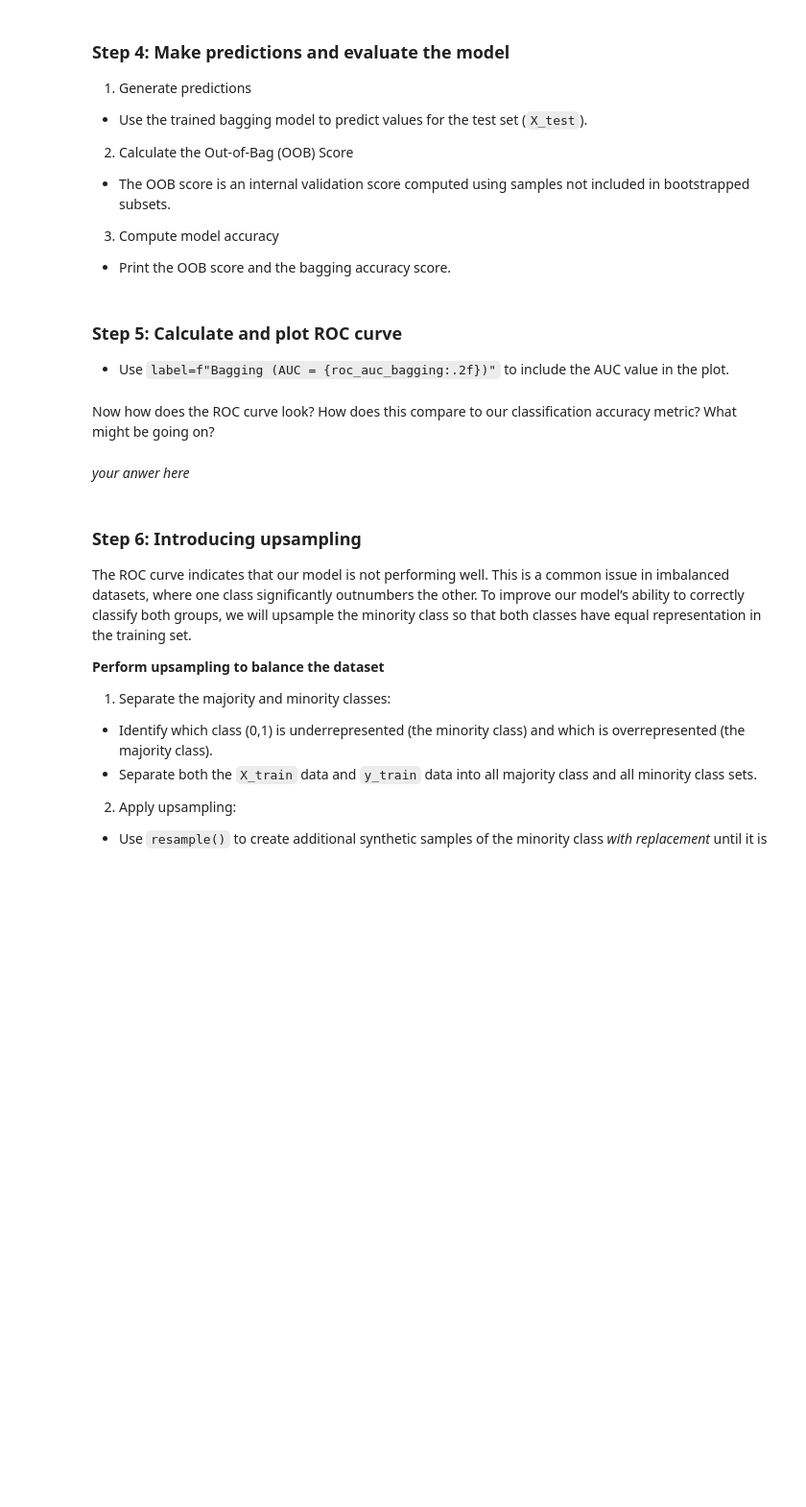
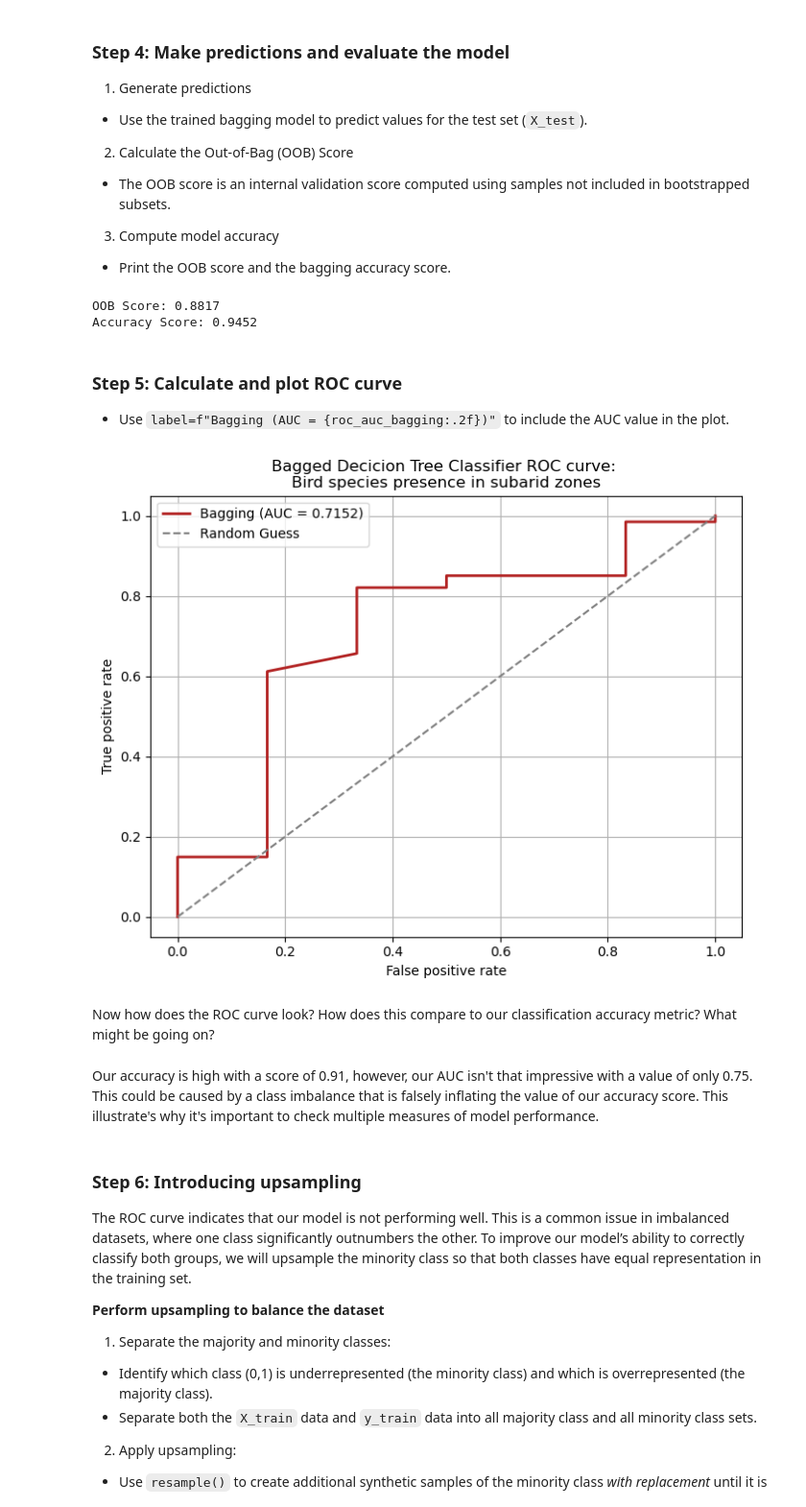
Before and after one commit to haylee360/EDS232-labs, a Jupyter notebook: Week5/lab5-birds.ipynb, the cells around one changed output. Shown at 96% size. Saved outputs shown, nothing was run; the diff lists cells and outputs as text; code cells hidden in the pictures; blank space fills up the shorter version.

```diff
--- a/Week5/lab5-birds.ipynb
+++ b/Week5/lab5-birds.ipynb
@@ -90,3 +95,24 @@ Our goal for this analysis is to predict whether a given bird species is present
 2. Initialize a bagging classifier with 100 trees, `oob_score =True`, `bootstrap = True` and `random_state = 808`.
 
 3. Train the model.
+# %%
+# Define features
+X = birds.drop('Subarid', axis = 1)
+y = birds['Subarid']
+
+# Split data
+X_train, X_test, y_train, y_test = train_test_split(X, y, test_size = 0.3, random_state = 808)
+
+# Scale our X data
+scaler = StandardScaler()
+X_train_scaled = scaler.fit_transform(X_train)
+X_test_scaled = scaler.transform(X_test)
+# %%
+# Initialize bagging classifier
+bagging = BaggingClassifier(n_estimators = 100,
+                            bootstrap = True,
+                            oob_score = True,
+                            random_state = 808)
+
+# Train bagging model
+bagging.fit(X_train, y_train)
@@ -101,14 +134,47 @@ Our goal for this analysis is to predict whether a given bird species is present
 
 3. Compute model accuracy
 - Print the OOB score and the bagging accuracy score.
+# %%
+# Generate predictions
+bagging_pred = bagging.predict(X_test)
+
+# Calculate OOB score
+oob_score = bagging.oob_score_
+bagging_accuracy = accuracy_score(y_test, bagging_pred)
+
+# Print results
+print(f"OOB Score: {oob_score:.4f}")
+print(f"Accuracy Score: {bagging_accuracy:.4f}")
+# %% [output]
+OOB Score: 0.8817
+Accuracy Score: 0.9452
 # %% [markdown]
 ### Step 5: Calculate and plot ROC curve
 
 - Use `label=f"Bagging (AUC = {roc_auc_bagging:.2f})"` to include the AUC value in the plot.
+# %%
+# Calculate ROC Curve
+fpr, tpr, _ = roc_curve(y_test, bagging.predict_proba(X_test_scaled)[:,1])
+
+# Calculate AUC
+roc_auc_bagging = auc(fpr, tpr)
+
+# Plot ROC curve
+plt.figure(figsize = (8,6))
+plt.plot(fpr, tpr, color = 'firebrick', lw = 2, label = f'Bagging (AUC = {roc_auc_bagging:.4f})')
+plt.plot([0, 1], [0, 1], color="gray", linestyle="--", label="Random Guess")
+plt.xlabel('False positive rate')
+plt.ylabel('True positive rate')
+plt.title('Bagged Decicion Tree Classifier ROC curve: \nBird species presence in subarid zones')
+plt.legend()
+plt.grid(True)
+plt.show()
+# %% [output]
+[figure, added]
 # %% [markdown]
 Now how does the ROC curve look? How does this compare to our classification accuracy metric?  What might be going on?
-# %% [markdown]
-*your anwer here*
+# %% [markdown]
+Our accuracy is high with a score of 0.91, however, our AUC isn't that impressive with a value of only 0.75. This could be caused by a class imbalance that is falsely inflating the value of our accuracy score. This illustrate's why it's important to check multiple measures of model performance.
 # %% [markdown]
 ### Step 6: Introducing upsampling
 
```
Also changed, not shown: parts of 13 cells of this notebook, 1 other file.
